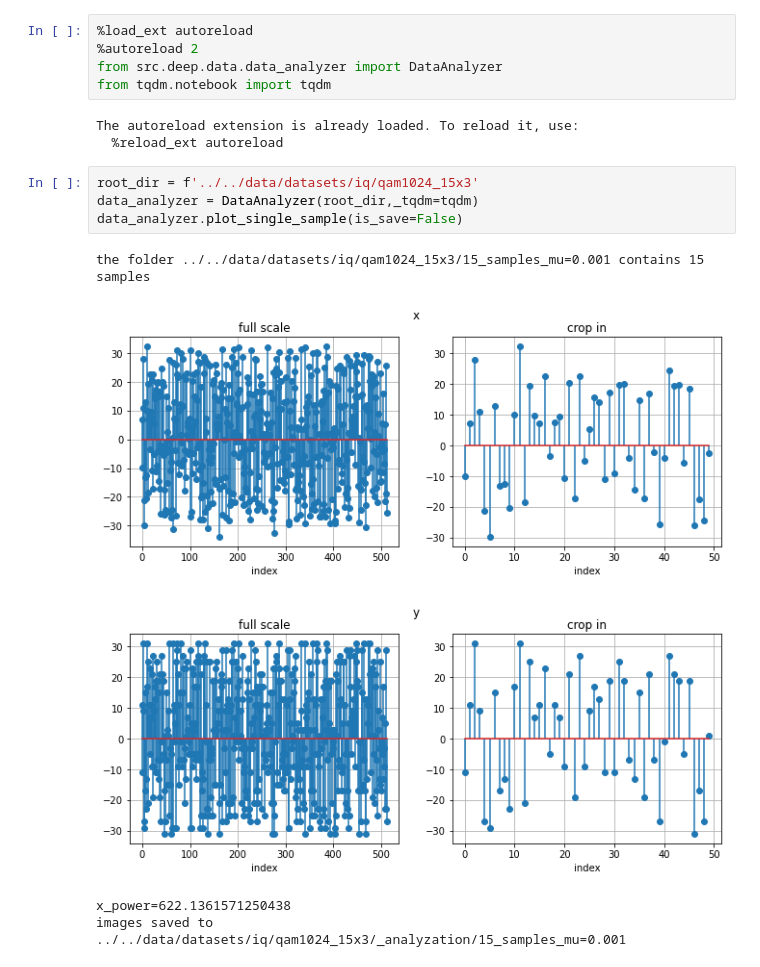
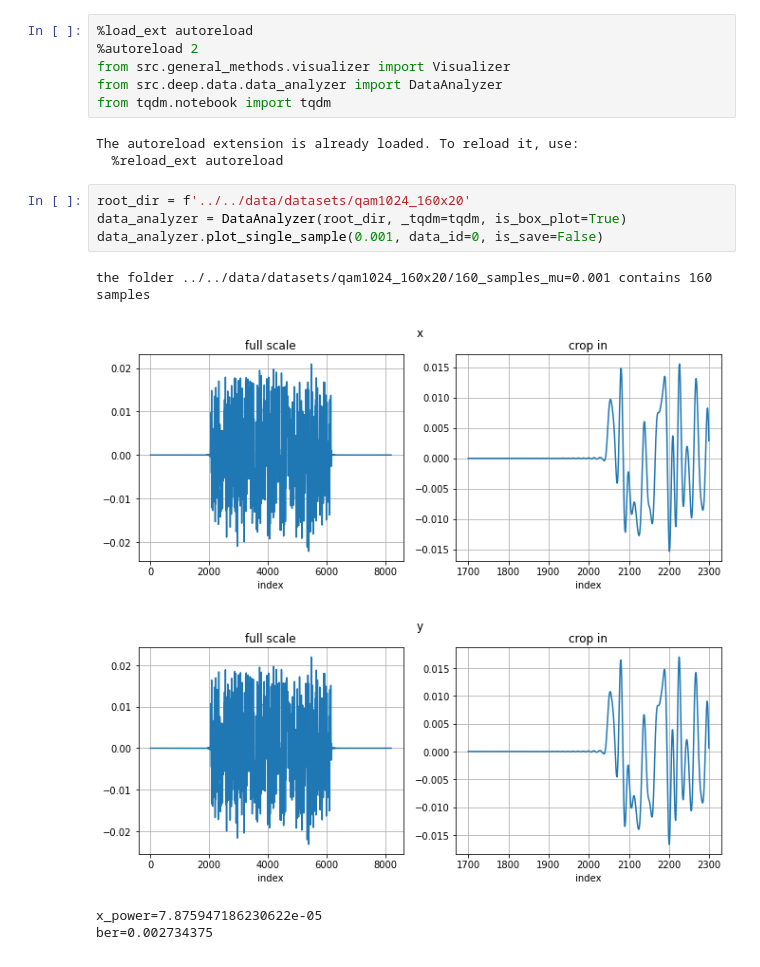
Before and after one commit to Yarden92/Thesis-code, a Jupyter notebook: apps/deep/data_analyzer.ipynb, the cells around one changed output. Saved outputs shown, nothing was run; the diff lists cells and outputs as text.

```diff
--- a/apps/deep/data_analyzer.ipynb
+++ b/apps/deep/data_analyzer.ipynb
@@ -1,18 +1,19 @@
 # %%
 %load_ext autoreload
 %autoreload 2
+from src.general_methods.visualizer import Visualizer
 from src.deep.data.data_analyzer import DataAnalyzer
 from tqdm.notebook import tqdm
 # %% [output]
 The autoreload extension is already loaded. To reload it, use:
   %reload_ext autoreload
 # %%
-root_dir = f'../../data/datasets/iq/qam1024_15x3'
-data_analyzer = DataAnalyzer(root_dir,_tqdm=tqdm)
-data_analyzer.plot_single_sample(is_save=False)
+root_dir = f'../../data/datasets/qam1024_160x20'
+data_analyzer = DataAnalyzer(root_dir, _tqdm=tqdm, is_box_plot=True)
+data_analyzer.plot_single_sample(0.001, data_id=0, is_save=False)
 # %% [output]
-the folder ../../data/datasets/iq/qam1024_15x3/15_samples_mu=0.001 contains 15 samples
+the folder ../../data/datasets/qam1024_160x20/160_samples_mu=0.001 contains 160 samples
-[figure, old version]
+[figure, new version]
-[figure, old version]
+[figure, new version]
-x_power=622.1361571250438
-images saved to ../../data/datasets/iq/qam1024_15x3/_analyzation/15_samples_mu=0.001
+x_power=7.875947186230622e-05
+ber=0.002734375
```
Also changed, not shown: parts of 4 cells of this notebook, 4 other files.
